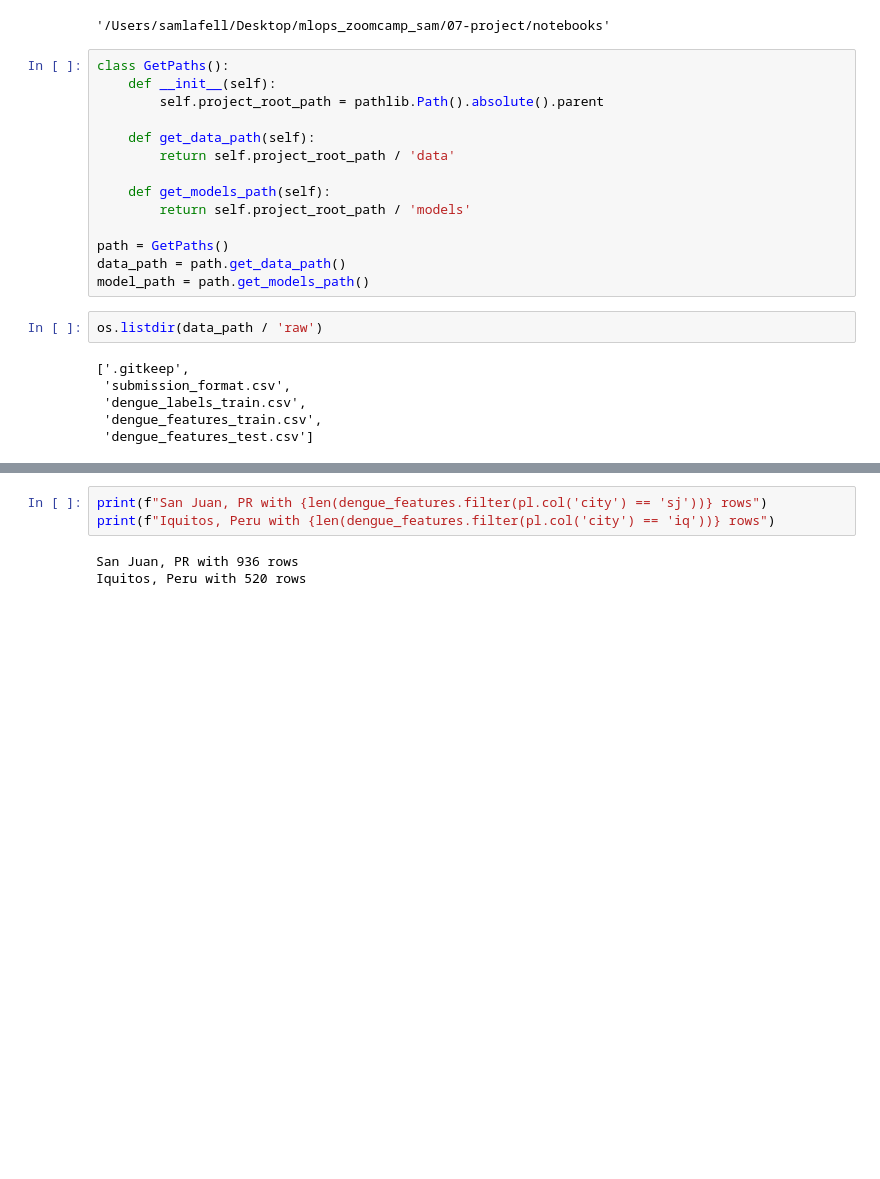
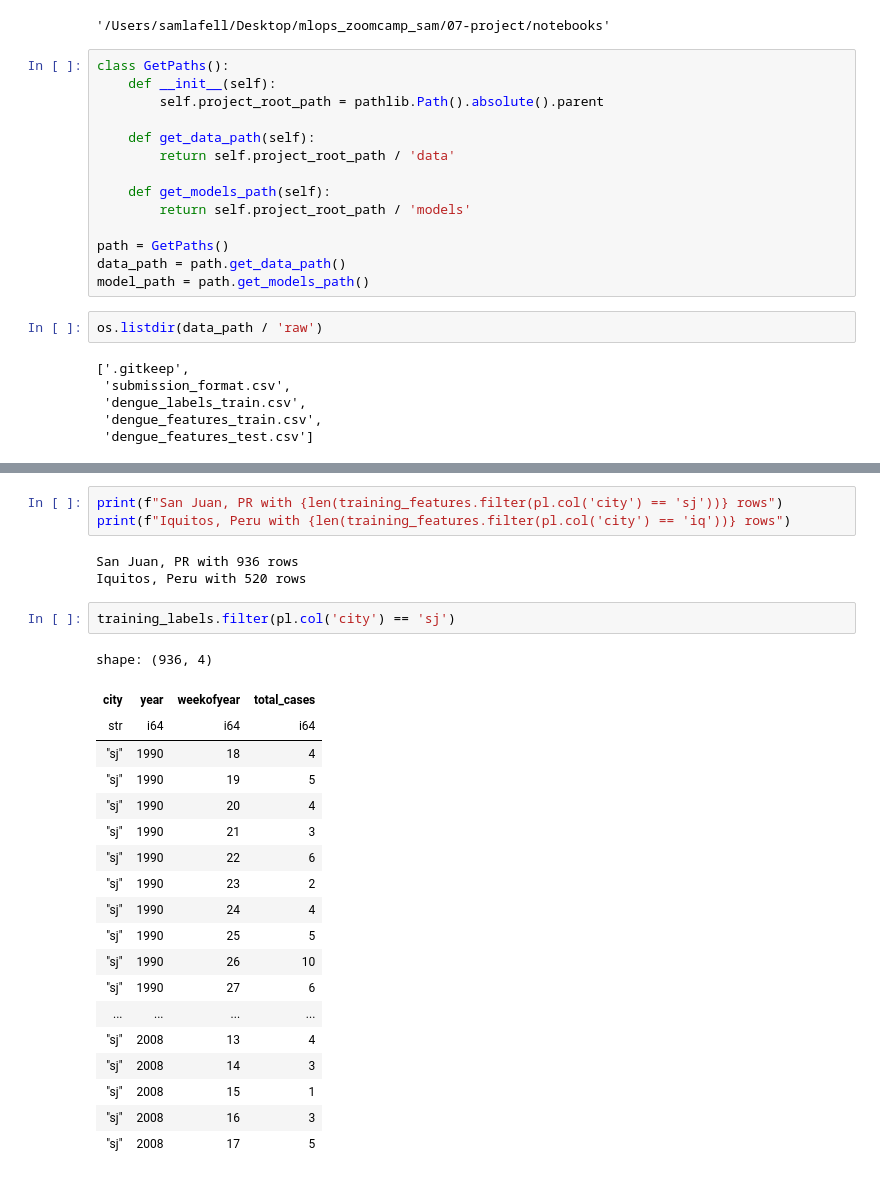
Before and after one commit to samlafell/mlops_zoomcamp_sam, a Jupyter notebook: 07-project/notebooks/explore.ipynb, the cells around one changed output, grey strips where cells are left out. Drawn from its saved outputs; the diff is of its cells as text; blank space fills up the shorter version.

```diff
--- a/07-project/notebooks/explore.ipynb
+++ b/07-project/notebooks/explore.ipynb
@@ -48,6 +120,28 @@ dengue_features = import_training(train_df = data_path / 'raw' / 'dengue_feature
 # %%
-print(f"San Juan, PR with {len(dengue_features.filter(pl.col('city') == 'sj'))} rows")
-print(f"Iquitos, Peru with {len(dengue_features.filter(pl.col('city') == 'iq'))} rows")
+print(f"San Juan, PR with {len(training_features.filter(pl.col('city') == 'sj'))} rows")
+print(f"Iquitos, Peru with {len(training_features.filter(pl.col('city') == 'iq'))} rows")
 # %% [output]
 San Juan, PR with 936 rows
 Iquitos, Peru with 520 rows
+# %%
+training_labels.filter(pl.col('city') == 'sj')
+# %% [output]
+shape: (936, 4)
+| city | year | weekofyear | total_cases |
+| str | i64 | i64 | i64 |
+| "sj" | 1990 | 18 | 4 |
+| "sj" | 1990 | 19 | 5 |
+| "sj" | 1990 | 20 | 4 |
+| "sj" | 1990 | 21 | 3 |
+| "sj" | 1990 | 22 | 6 |
+| "sj" | 1990 | 23 | 2 |
+| "sj" | 1990 | 24 | 4 |
+| "sj" | 1990 | 25 | 5 |
+| "sj" | 1990 | 26 | 10 |
+| "sj" | 1990 | 27 | 6 |
+| ... | ... | ... | ... |
+| "sj" | 2008 | 13 | 4 |
+| "sj" | 2008 | 14 | 3 |
+| "sj" | 2008 | 15 | 1 |
+| "sj" | 2008 | 16 | 3 |
+| "sj" | 2008 | 17 | 5 |
```
Also changed, not shown: parts of 8 cells of this notebook, 2 other files.
